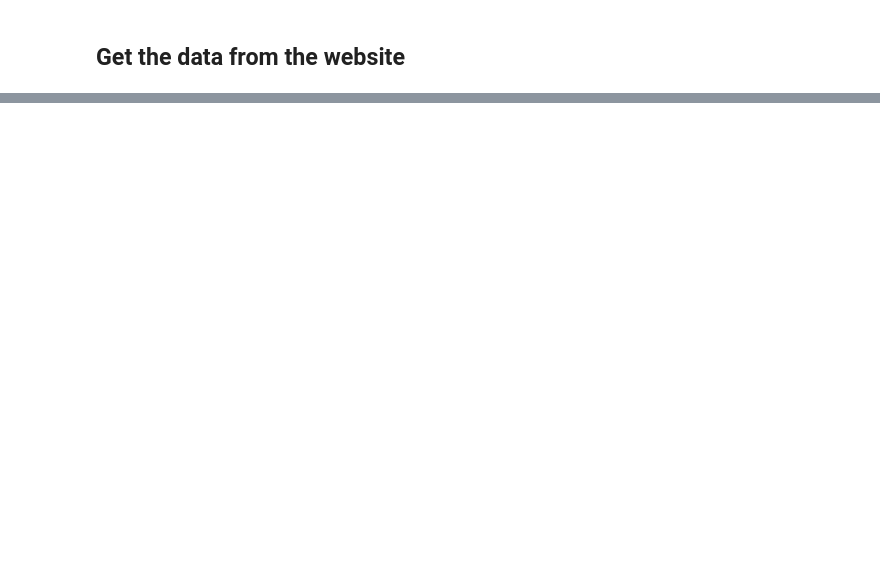
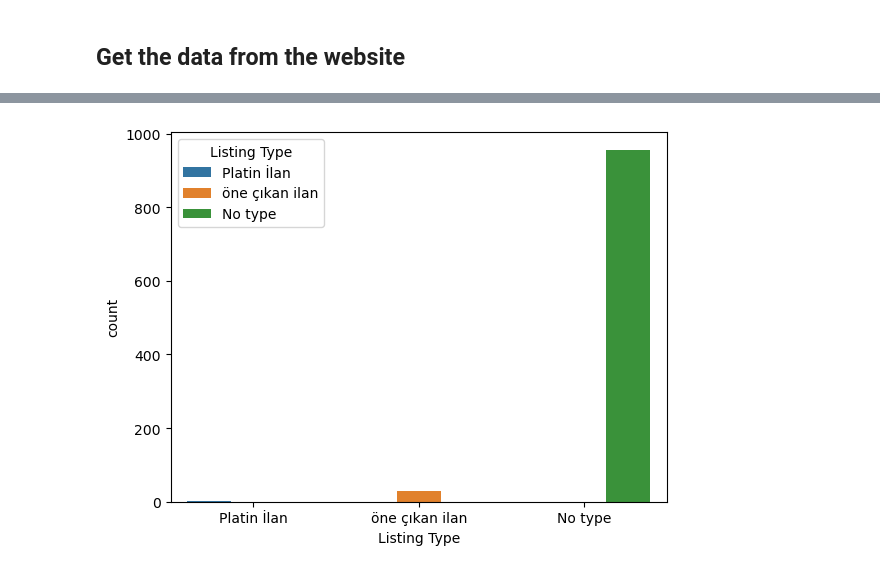
Before and after one commit to efeckgz/AI-Bootcamp, a Jupyter notebook: assignments/Regression Final/zingat.ipynb, the cells around one changed output, grey strips where cells are left out. Drawn from its saved outputs; the diff is of its cells as text; code cells hidden in the pictures; blank space fills up the shorter version.

```diff
--- a/assignments/Regression Final/zingat.ipynb
+++ b/assignments/Regression Final/zingat.ipynb
@@ -53,3 +31,0 @@ def remove_tags(tags, soup):
-# %%
-soup = remove_tags(['script', 'style', 'meta'], soup)
-soup
@@ -73,0 +46,9 @@ soup
+# %%
+listings = soup.select('a.zl-card-inner')
+names = []
+listing_types = []
+feature_tags = []
+prices = []
+locations = []
+room_counts = []
+areas = []
@@ -73,0 +91,12 @@ soup
+# %%
+df = pd.DataFrame({
+    'Name': names,
+    'Listing Type': listing_types,
+    'Feature Tag': feature_tags,
+    'Price': prices,
+    'Location': locations,
+    'Room Count': room_counts,
+    'Area': areas
+})
+
+df.sample(10)
@@ -73,0 +121,7 @@ soup
+# %%
+df['Price'] = df['Price'].str.replace(' TL', '') # Remove the trailing TL
+df['Price'] = df['Price'].str.replace('.', '') # Replace the dot with empty string to cast to int
+df['Price'] = df['Price'].astype(int) # Cast to column to int
+
+df['Area'] = df['Area'].str.replace(' m²', '') # Remove the trailing m^2
+df['Area'] = df['Area'].astype(int) # Cast the column to int
@@ -73,0 +195,4 @@ soup
+# %%
+sns.countplot(x='Listing Type', hue='Listing Type', data=df);
+# %% [output]
+[figure, added]
```
Also changed, not shown: parts of 48 cells of this notebook, 5 other files.
